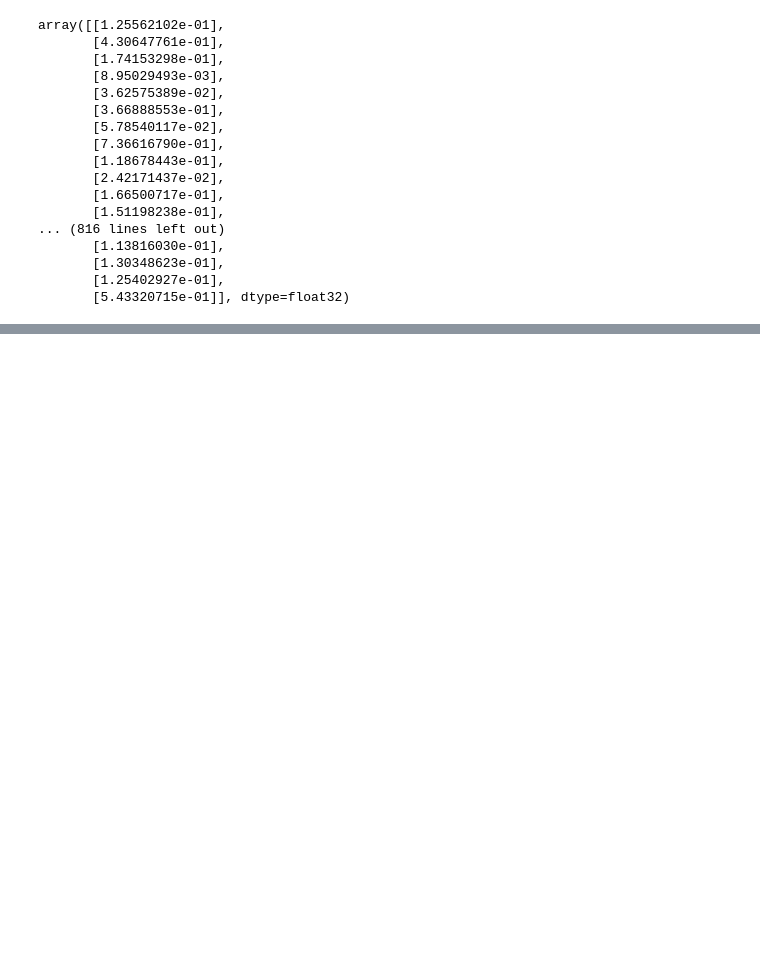
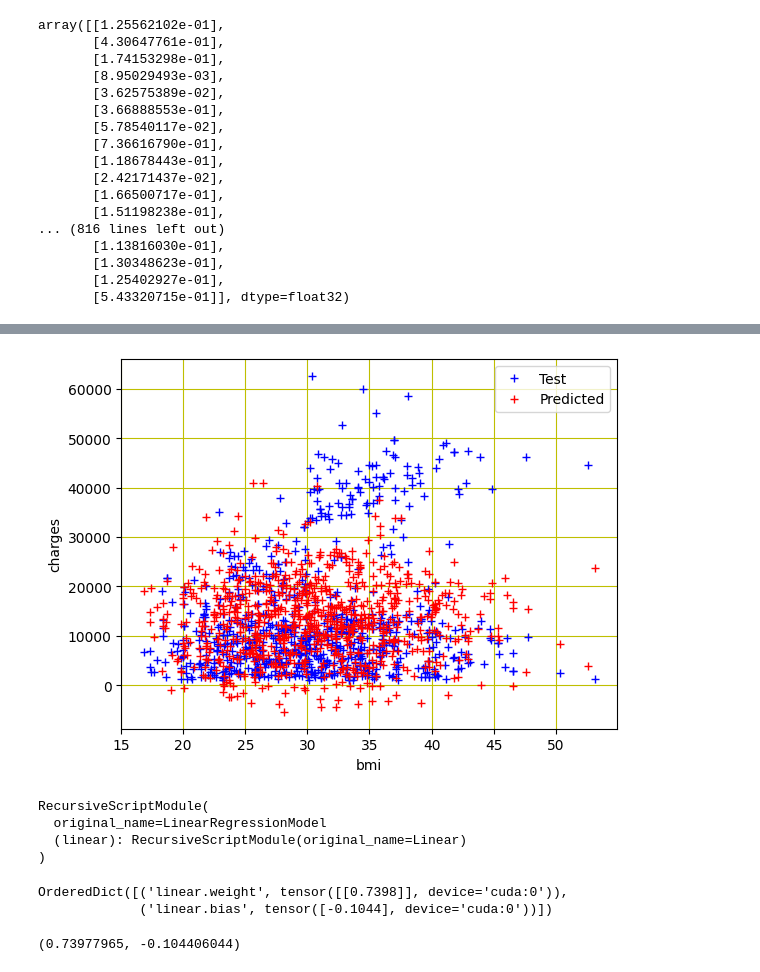
Before and after one commit to csana23/learning, a Jupyter notebook: random/linear_inference.ipynb, the cells around one changed output, grey strips where cells are left out. Drawn from its saved outputs; the diff is of its cells as text; code cells hidden in the pictures; blank space fills up the shorter version.

Commit message:
inference linear model

```diff
--- a/random/linear_inference.ipynb
+++ b/random/linear_inference.ipynb
@@ -83,0 +81,14 @@ RecursiveScriptModule(
+# %%
+# inference model on whole test set
+import torch.nn as nn
+
+criterion = nn.MSELoss()
+
+inputs = torch.from_numpy(x_test).to(device)
+labels = torch.from_numpy(y_test).to(device)
+
+outputs = model(inputs)
+
+loss = criterion(outputs, labels)
+
+loss
@@ -83,0 +97,4 @@ RecursiveScriptModule(
+# %%
+# denormalize outputs
+df_test = df[len(y_train):]
+df_test
@@ -83,0 +115,6 @@ RecursiveScriptModule(
+# %%
+# outputs_denormalized = data_normalizer.inverse_transform(outputs)
+# outputs_list = [x.numpy() for x in outputs]
+outputs_numpy = outputs.cpu().data.numpy()
+outputs_denormalized = data_normalizer.inverse_transform(outputs_numpy)
+outputs_denormalized
@@ -83,0 +139,3 @@ RecursiveScriptModule(
+# %%
+# df_test["charges_predicted"] = outputs_denormalized
+df_test.loc[:, "charges_predicted"] = outputs_denormalized
@@ -83,0 +158,36 @@ RecursiveScriptModule(
+# %%
+bmi = df_test["bmi"].to_numpy()
+charges = df_test["charges"].to_numpy()
+charges_predicted = df_test["charges_predicted"].to_numpy()
+
+plt.plot(bmi, charges, "b+", label="Test")
+plt.plot(bmi, charges_predicted, "r+", label="Predicted")
+plt.xlabel("bmi")
+plt.ylabel("charges")
+plt.legend()
+plt.grid(True, color="y")
+plt.show()
+# %% [output]
+[figure, added]
+# %%
+# draw linear model on dataset
+model
+# %% [output]
+RecursiveScriptModule(
+  original_name=LinearRegressionModel
+  (linear): RecursiveScriptModule(original_name=Linear)
+)
+# %%
+weights = model.state_dict()
+weights
+# %% [output]
+OrderedDict([('linear.weight', tensor([[0.7398]], device='cuda:0')),
+             ('linear.bias', tensor([-0.1044], device='cuda:0'))])
+# %%
+m = weights.get("linear.weight").cpu().numpy()[0][0]
+b = weights.get("linear.bias").cpu().numpy()[0]
+
+m, b
+# weights.get("linear.weight")
+# %% [output]
+(0.73977965, -0.104406044)
```
Also changed, not shown: parts of 8 cells of this notebook, 1 other file.
